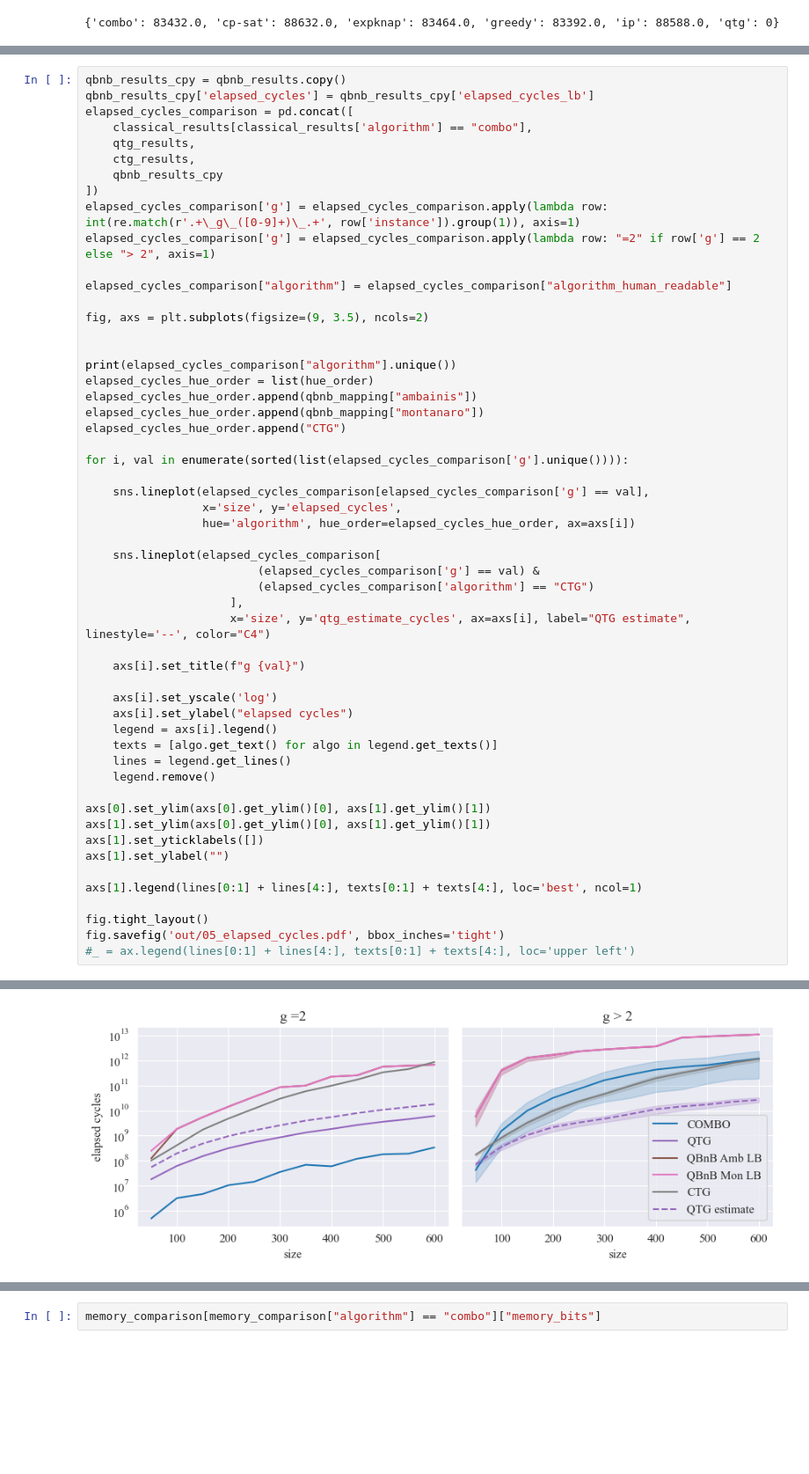
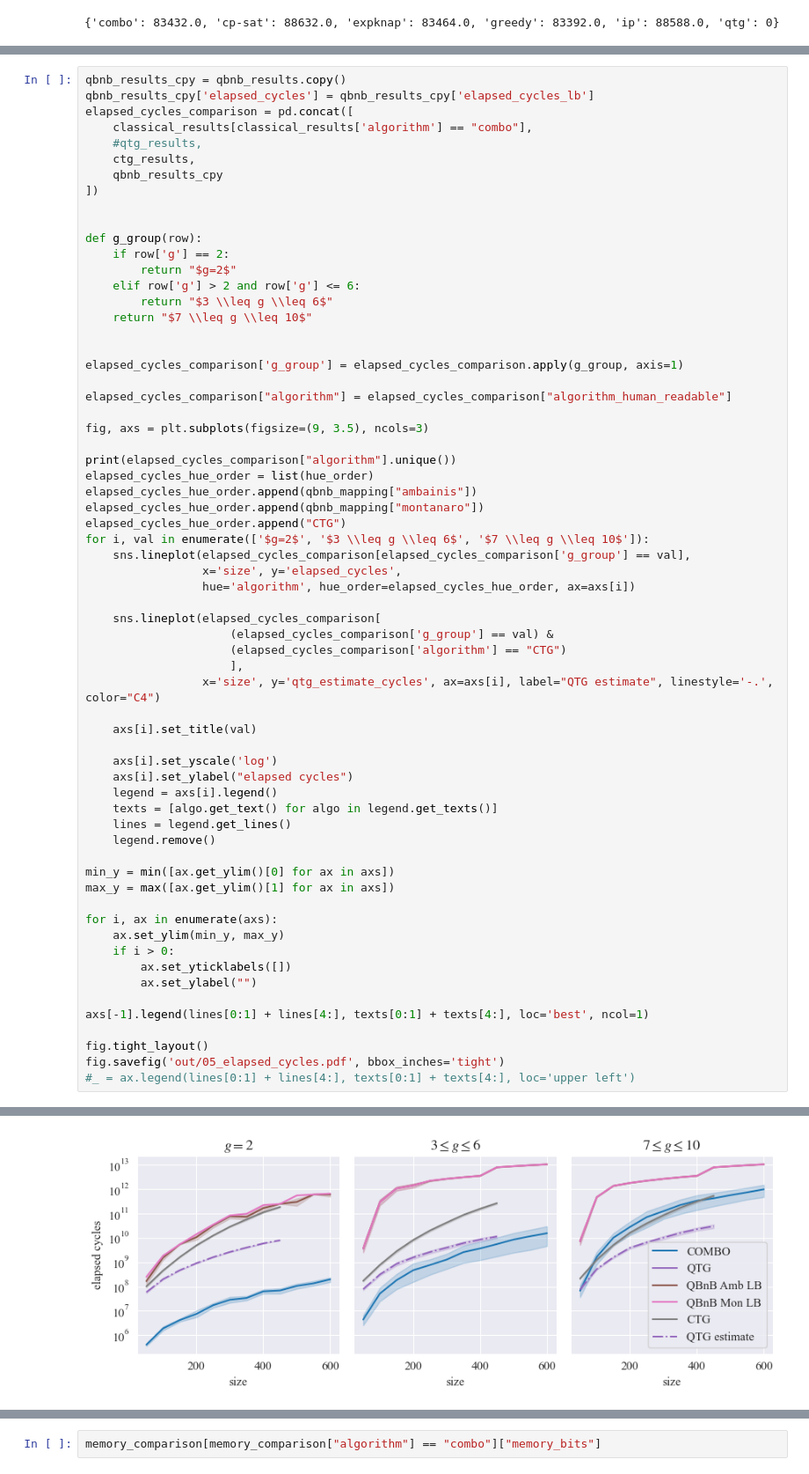
Before and after one commit to SoerenWilkening/QTG_0-1Knapsack, a Jupyter notebook: evaluation/06_elapsed_cycles.ipynb, the cells around one changed output, grey strips where cells are left out. Shown at 88% size. Cells and saved outputs as stored; diff of their text form; blank space fills up the shorter version.

```diff
--- a/evaluation/06_elapsed_cycles.ipynb
+++ b/evaluation/06_elapsed_cycles.ipynb
@@ -126,37 +136,43 @@ qbnb_results_cpy = qbnb_results.copy()
 qbnb_results_cpy['elapsed_cycles'] = qbnb_results_cpy['elapsed_cycles_lb']
 elapsed_cycles_comparison = pd.concat([
     classical_results[classical_results['algorithm'] == "combo"],
-    qtg_results,
+    #qtg_results,
     ctg_results,
     qbnb_results_cpy
 ])
-elapsed_cycles_comparison['g'] = elapsed_cycles_comparison.apply(lambda row: int(re.match(r'.+\_g\_([0-9]+)\_.+', row['instance']).group(1)), axis=1)
-elapsed_cycles_comparison['g'] = elapsed_cycles_comparison.apply(lambda row: "=2" if row['g'] == 2 else "> 2", axis=1)
+
+
+def g_group(row):
+    if row['g'] == 2:
+        return "$g=2$"
+    elif row['g'] > 2 and row['g'] <= 6:
+        return "$3 \\leq g \\leq 6$"
+    return "$7 \\leq g \\leq 10$"
+
+
+elapsed_cycles_comparison['g_group'] = elapsed_cycles_comparison.apply(g_group, axis=1)
 
 elapsed_cycles_comparison["algorithm"] = elapsed_cycles_comparison["algorithm_human_readable"]
 
-fig, axs = plt.subplots(figsize=(9, 3.5), ncols=2)
-
+fig, axs = plt.subplots(figsize=(9, 3.5), ncols=3)
 
 print(elapsed_cycles_comparison["algorithm"].unique())
 elapsed_cycles_hue_order = list(hue_order)
 elapsed_cycles_hue_order.append(qbnb_mapping["ambainis"])
 elapsed_cycles_hue_order.append(qbnb_mapping["montanaro"])
 elapsed_cycles_hue_order.append("CTG")
-
-for i, val in enumerate(sorted(list(elapsed_cycles_comparison['g'].unique()))):
-
-    sns.lineplot(elapsed_cycles_comparison[elapsed_cycles_comparison['g'] == val],
+for i, val in enumerate(['$g=2$', '$3 \\leq g \\leq 6$', '$7 \\leq g \\leq 10$']):
+    sns.lineplot(elapsed_cycles_comparison[elapsed_cycles_comparison['g_group'] == val],
                  x='size', y='elapsed_cycles',
                  hue='algorithm', hue_order=elapsed_cycles_hue_order, ax=axs[i])
 
     sns.lineplot(elapsed_cycles_comparison[
-                         (elapsed_cycles_comparison['g'] == val) &
-                         (elapsed_cycles_comparison['algorithm'] == "CTG")
+                     (elapsed_cycles_comparison['g_group'] == val) &
+                     (elapsed_cycles_comparison['algorithm'] == "CTG")
                      ],
-                     x='size', y='qtg_estimate_cycles', ax=axs[i], label="QTG estimate", linestyle='--', color="C4")
+                 x='size', y='qtg_estimate_cycles', ax=axs[i], label="QTG estimate", linestyle='-.', color="C4")
 
-    axs[i].set_title(f"g {val}")
+    axs[i].set_title(val)
 
     axs[i].set_yscale('log')
     axs[i].set_ylabel("elapsed cycles")
@@ -165,12 +181,16 @@ for i, val in enumerate(sorted(list(elapsed_cycles_comparison['g'].unique()))):
     lines = legend.get_lines()
     legend.remove()
 
-axs[0].set_ylim(axs[0].get_ylim()[0], axs[1].get_ylim()[1])
-axs[1].set_ylim(axs[0].get_ylim()[0], axs[1].get_ylim()[1])
-axs[1].set_yticklabels([])
-axs[1].set_ylabel("")
+min_y = min([ax.get_ylim()[0] for ax in axs])
+max_y = max([ax.get_ylim()[1] for ax in axs])
 
-axs[1].legend(lines[0:1] + lines[4:], texts[0:1] + texts[4:], loc='best', ncol=1)
+for i, ax in enumerate(axs):
+    ax.set_ylim(min_y, max_y)
+    if i > 0:
+        ax.set_yticklabels([])
+        ax.set_ylabel("")
+
+axs[-1].legend(lines[0:1] + lines[4:], texts[0:1] + texts[4:], loc='best', ncol=1)
 
 fig.tight_layout()
 fig.savefig('out/05_elapsed_cycles.pdf', bbox_inches='tight')
@@ -180 +200 @@ fig.savefig('out/05_elapsed_cycles.pdf', bbox_inches='tight')
-[figure, old version]
+[figure, new version]
```
Also changed, not shown: parts of 6 cells of this notebook, 1 other file.
